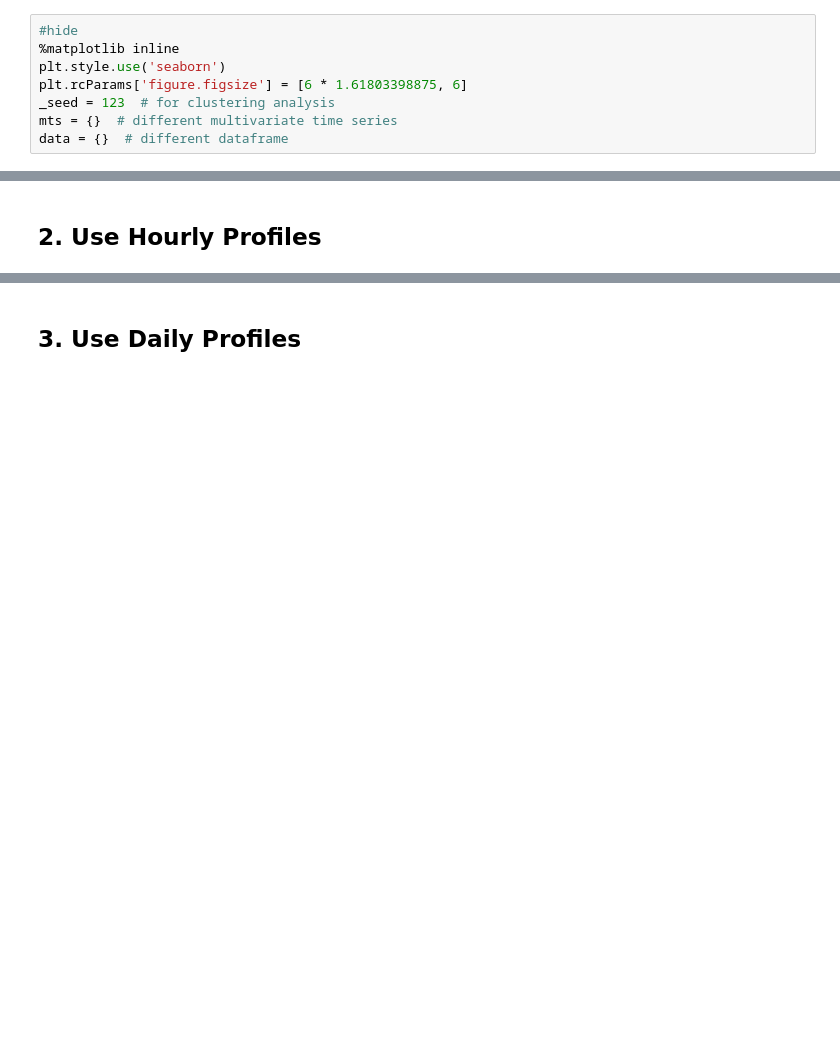
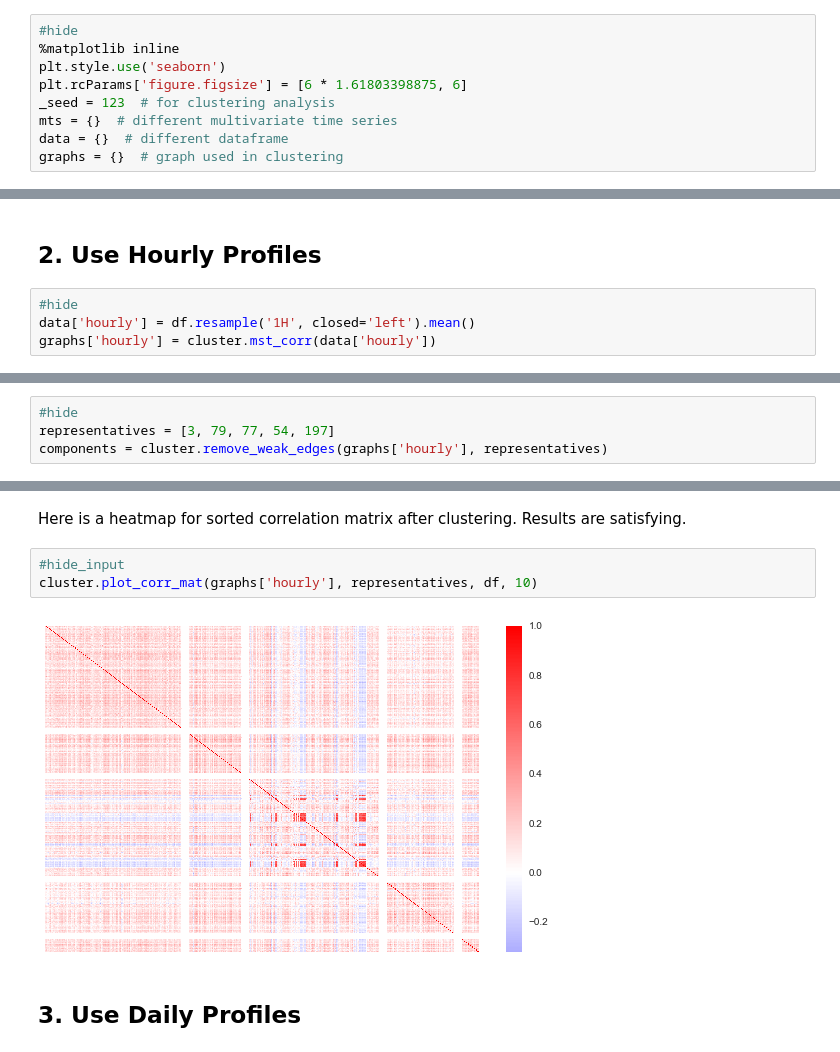
Before and after one commit to edxu96/elec_consumption, a Jupyter notebook: 00_cluster.ipynb, the cells around one changed output, grey strips where cells are left out. Drawn from its saved outputs; the diff is of its cells as text; blank space fills up the shorter version.

```diff
--- a/00_cluster.ipynb
+++ b/00_cluster.ipynb
@@ -34,6 +34,7 @@ plt.rcParams['figure.figsize'] = [6 * 1.61803398875, 6]
 _seed = 123  # for clustering analysis
 mts = {}  # different multivariate time series
 data = {}  # different dataframe
+graphs = {}  # graph used in clustering
 # %% [markdown]
 ## Introduction
 
@@ -139,3 +140,7 @@ cluster.plot_corr_mat(tree, [77, 79, 99], df, 2)
 [figure]
 # %% [markdown]
 ## 2. Use Hourly Profiles
+# %%
+#hide
+data['hourly'] = df.resample('1H', closed='left').mean()
+graphs['hourly'] = cluster.mst_corr(data['hourly'])
@@ -141,0 +168,4 @@ cluster.plot_corr_mat(tree, [77, 79, 99], df, 2)
+# %%
+#hide
+representatives = [3, 79, 77, 54, 197]
+components = cluster.remove_weak_edges(graphs['hourly'], representatives)
@@ -142,3 +191,10 @@ cluster.plot_corr_mat(tree, [77, 79, 99], df, 2)
+# %% [markdown]
+Here is a heatmap for sorted correlation matrix after clustering. Results are satisfying.
+# %%
+#hide_input
+cluster.plot_corr_mat(graphs['hourly'], representatives, df, 10)
+# %% [output]
+[figure, added]
 # %% [markdown]
 ## 3. Use Daily Profiles
 # %%
```
Also changed, not shown: parts of 11 cells of this notebook, 1 other file.
